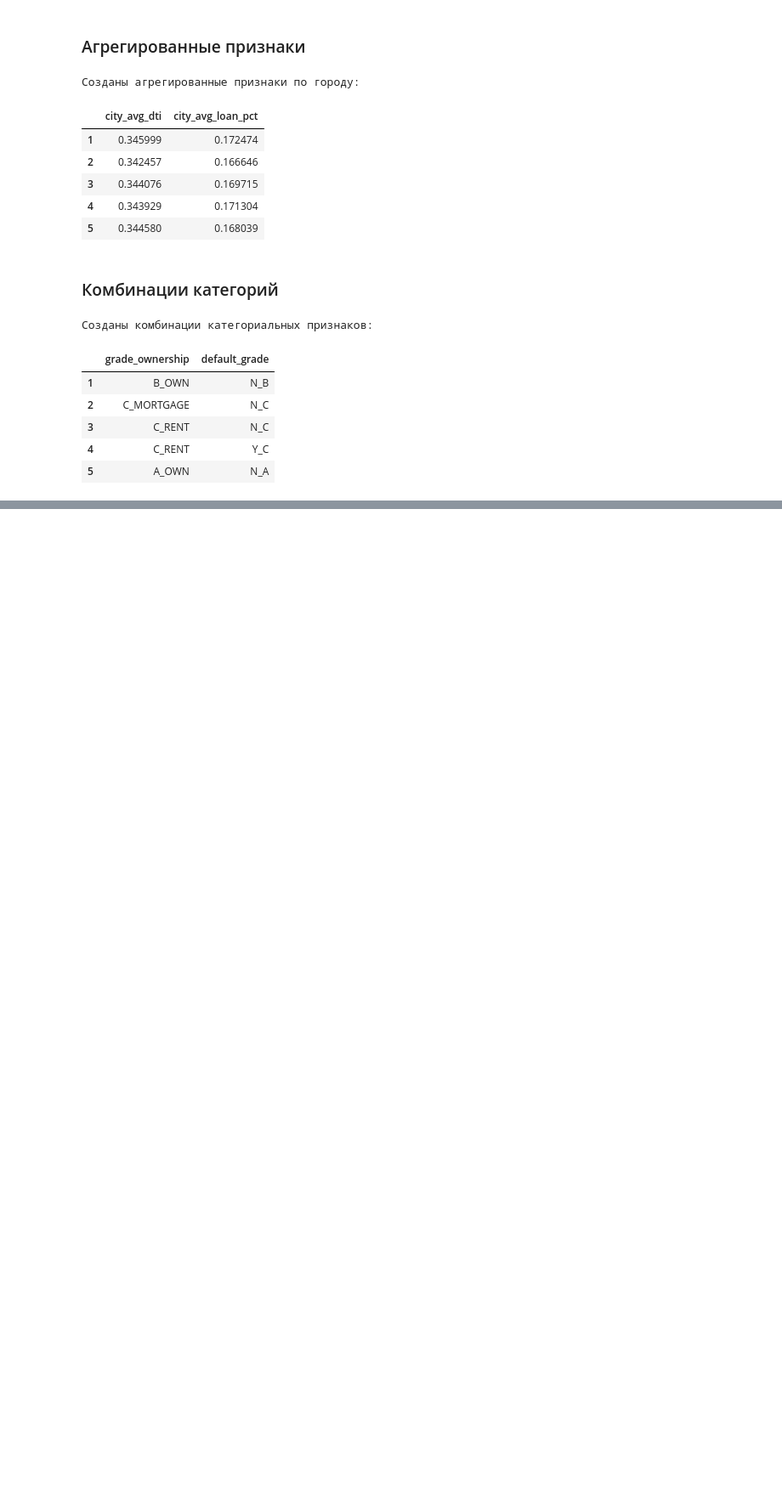
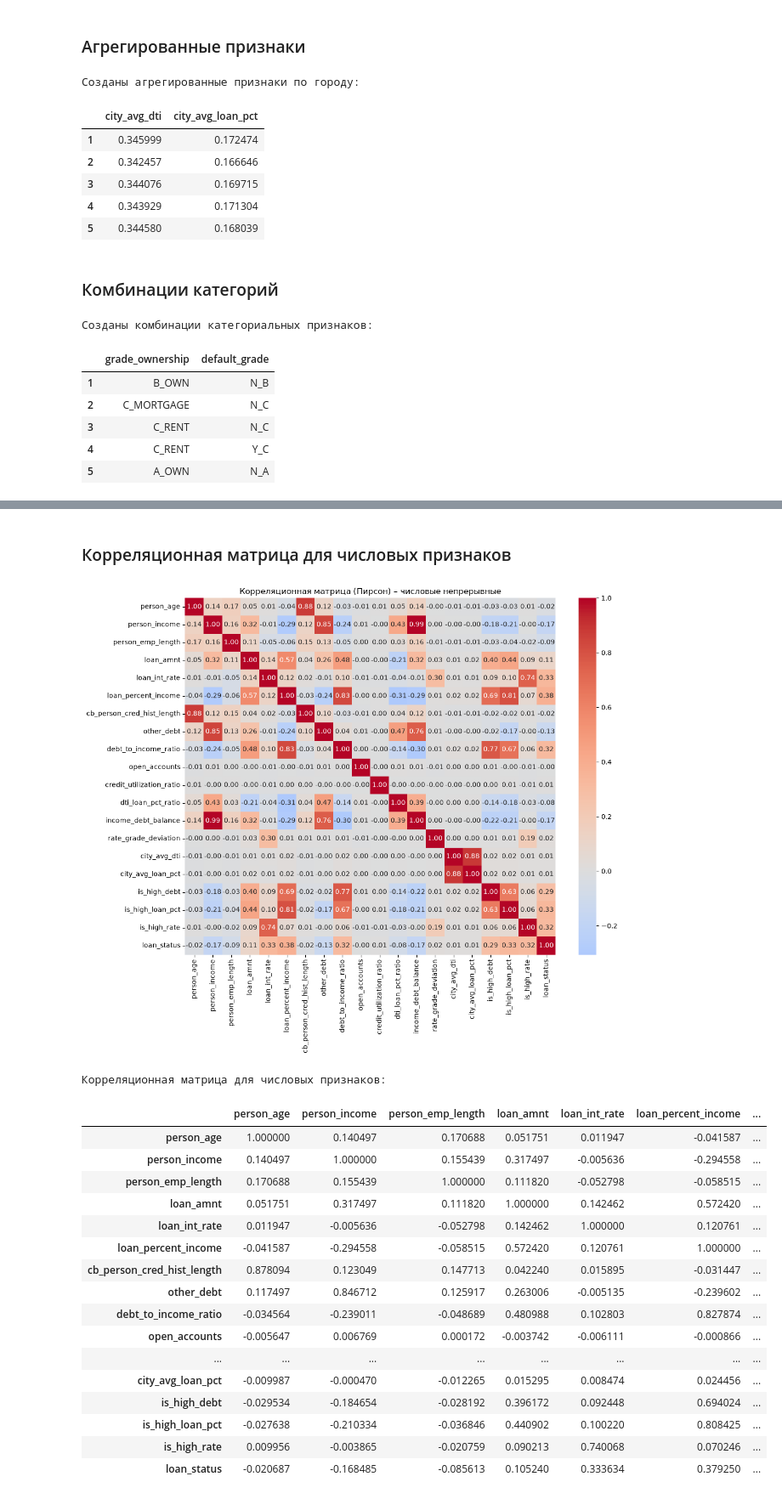
Before and after one commit to null-route-dev/credit-risk-classification, a Jupyter notebook: notebooks/03_feature_engineering.ipynb, the cells around one changed output, grey strips where cells are left out. Shown at 85% size. Saved outputs shown, nothing was run; the diff lists cells and outputs as text; code cells hidden in the pictures; blank space fills up the shorter version.

```diff
--- a/notebooks/03_feature_engineering.ipynb
+++ b/notebooks/03_feature_engineering.ipynb
@@ -377,0 +416,46 @@ display(df[["grade_ownership", "default_grade"]].head())
+# %% [markdown]
+### Корреляционная матрица для числовых признаков
+# %%
+numeric_continuous = [
+    "person_age", "person_income", "person_emp_length", "loan_amnt",
+    "loan_int_rate", "loan_percent_income", "cb_person_cred_hist_length", "other_debt",
+    "debt_to_income_ratio", "open_accounts", "credit_utilization_ratio", "dti_loan_pct_ratio",
+    "income_debt_balance", "rate_grade_deviation", "city_avg_dti", "city_avg_loan_pct",
+    "is_high_debt", "is_high_loan_pct", "is_high_rate"
+]
+
+corr_pearson = df[numeric_continuous + [target]].corr(method="pearson")
+
+plt.figure(figsize=(12, 10))
+sns.heatmap(corr_pearson, annot=True, fmt=".2f", cmap="coolwarm", center=0)
+plt.title("Корреляционная матрица (Пирсон) – числовые непрерывные")
+plt.tight_layout()
+plt.show()
+
+# Корреляционная матрица для числовых признаков
+print("Корреляционная матрица для числовых признаков:")
+display(corr_pearson)
+
+corr_with_target_pearson = corr_pearson[target].drop(target).sort_values(ascending=False)
+print("Корреляция Пирсона с целевой переменной:")
+print(corr_with_target_pearson)
+# %% [output]
+[figure, added]
+Корреляционная матрица для числовых признаков:
+|  | person_age | person_income | person_emp_length | loan_amnt | loan_int_rate | loan_percent_income | ... |
+| person_age | 1.000000 | 0.140497 | 0.170688 | 0.051751 | 0.011947 | -0.041587 | ... |
+| person_income | 0.140497 | 1.000000 | 0.155439 | 0.317497 | -0.005636 | -0.294558 | ... |
+| person_emp_length | 0.170688 | 0.155439 | 1.000000 | 0.111820 | -0.052798 | -0.058515 | ... |
+| loan_amnt | 0.051751 | 0.317497 | 0.111820 | 1.000000 | 0.142462 | 0.572420 | ... |
+| loan_int_rate | 0.011947 | -0.005636 | -0.052798 | 0.142462 | 1.000000 | 0.120761 | ... |
+| loan_percent_income | -0.041587 | -0.294558 | -0.058515 | 0.572420 | 0.120761 | 1.000000 | ... |
+| cb_person_cred_hist_length | 0.878094 | 0.123049 | 0.147713 | 0.042240 | 0.015895 | -0.031447 | ... |
+| other_debt | 0.117497 | 0.846712 | 0.125917 | 0.263006 | -0.005135 | -0.239602 | ... |
+| debt_to_income_ratio | -0.034564 | -0.239011 | -0.048689 | 0.480988 | 0.102803 | 0.827874 | ... |
+| open_accounts | -0.005647 | 0.006769 | 0.000172 | -0.003742 | -0.006111 | -0.000866 | ... |
+| ... | ... | ... | ... | ... | ... | ... | ... |
+| city_avg_loan_pct | -0.009987 | -0.000470 | -0.012265 | 0.015295 | 0.008474 | 0.024456 | ... |
+| is_high_debt | -0.029534 | -0.184654 | -0.028192 | 0.396172 | 0.092448 | 0.694024 | ... |
+| is_high_loan_pct | -0.027638 | -0.210334 | -0.036846 | 0.440902 | 0.100220 | 0.808425 | ... |
+| is_high_rate | 0.009956 | -0.003865 | -0.020759 | 0.090213 | 0.740068 | 0.070246 | ... |
+| loan_status | -0.020687 | -0.168485 | -0.085613 | 0.105240 | 0.333634 | 0.379250 | ... |
```
Also changed, not shown: parts of 8 cells of this notebook.
